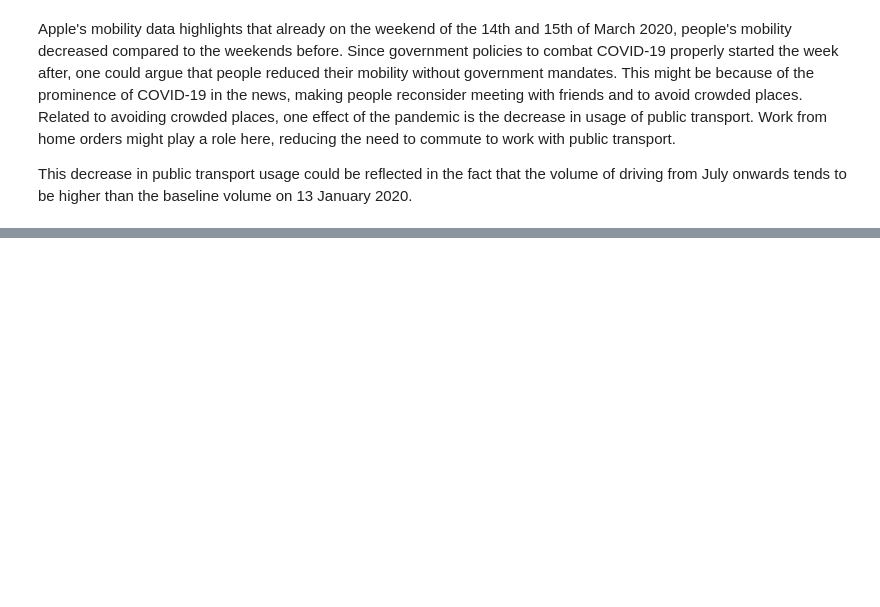
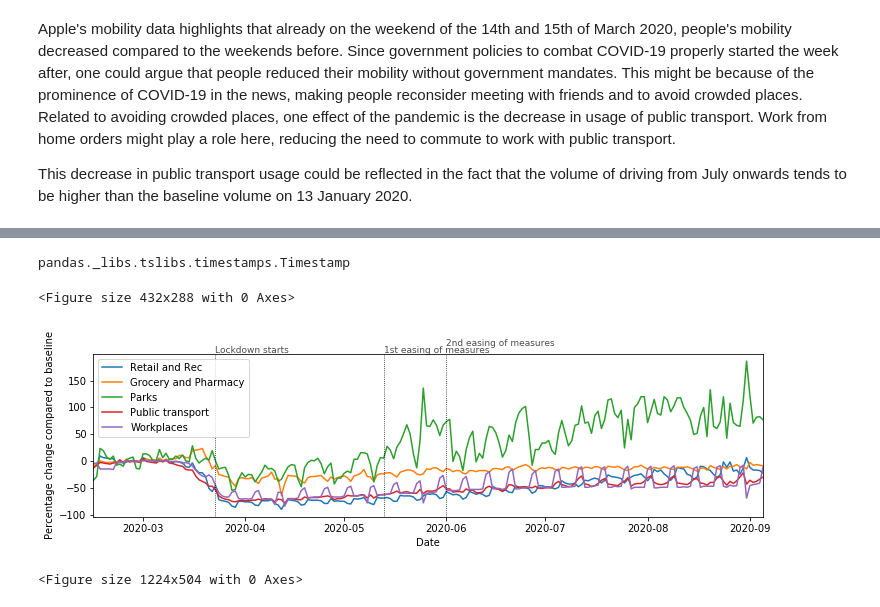
Before and after one commit to zuzanakovacsova/Big-Data-Challenge-Team-A, a Jupyter notebook: Nina_upload.ipynb, the cells around one changed output, grey strips where cells are left out. Saved outputs shown, nothing was run; the diff lists cells and outputs as text; code cells hidden in the pictures; blank space fills up the shorter version.

Commit message:
plotted and analysed google mobiity data

```diff
--- a/Nina_upload.ipynb
+++ b/Nina_upload.ipynb
@@ -281,3 +282,7 @@ plt.show()
 Apple's mobility data highlights that already on the weekend of the 14th and 15th of March 2020, people's mobility decreased compared to the weekends before. Since government policies to combat COVID-19 properly started the week after, one could argue that people reduced their mobility without government mandates. This might be because of the prominence of COVID-19 in the news, making people reconsider meeting with friends and to avoid crowded places. Related to avoiding crowded places, one effect of the pandemic is the decrease in usage of public transport. Work from home orders might play a role here, reducing the need to commute to work with public transport.
 
 This decrease in public transport usage could be reflected in the fact that the volume of driving from July onwards tends to be higher than the baseline volume on 13 January 2020.
+# %%
+# get google mobility data from database
+google_mob_df = pd.read_sql('SELECT * FROM Google_Global_Mobility_Report_raw', con=engine)
+google_mob_df.head()
@@ -283,0 +296,52 @@ This decrease in public transport usage could be reflected in the fact that the
+# %%
+import datetime
+google_mob_uk_df = google_mob_df[google_mob_df['country_region'] == 'United Kingdom']
+google_mob_uk_df = google_mob_uk_df[google_mob_uk_df['sub_region_1'].isnull()]
+# check if data column is in datetime format
+type(google_mob_uk_df['date'][850033])
+# change string to date with datetime
+google_mob_uk_df['date']= pd.to_datetime(google_mob_uk_df['date'], format='%Y-%m-%d')
+type(google_mob_uk_df['date'][850033])
+# %% [output]
+pandas._libs.tslibs.timestamps.Timestamp
+# %%
+import matplotlib.pyplot as plt
+import datetime
+
+
+fig = plt.figure()
+ax1 = plt.subplots(figsize=(12,3))
+
+plt.plot(google_mob_uk_df['date'], google_mob_uk_df['retail_and_recreation_percent_change_from_baseline'], label='Retail and Rec')
+plt.plot(google_mob_uk_df['date'], google_mob_uk_df['grocery_and_pharmacy_percent_change_from_baseline'], label='Grocery and Pharmacy')
+plt.plot(google_mob_uk_df['date'], google_mob_uk_df['parks_percent_change_from_baseline'], label='Parks')
+plt.plot(google_mob_uk_df['date'], google_mob_uk_df['transit_stations_percent_change_from_baseline'], label='Public transport')
+plt.plot(google_mob_uk_df['date'], google_mob_uk_df['workplaces_percent_change_from_baseline'], label='Workplaces')
+plt.xlabel('Date')
+plt.ylabel('Percentage change compared to baseline')
+plt.legend()
+# stay at home order
+home = pd.to_datetime('2020-03-23')
+plt.axvline(x=home, color='black', linestyle='dotted', linewidth=0.8)
+plt.text(x=home, y= 202, s='Lockdown starts', alpha=0.7, color='black', fontsize= 9)
+# 1st easing of lockdown measures:
+ease_1 = pd.to_datetime('2020-05-13')
+plt.axvline(x=ease_1, color='black', linestyle='dotted', linewidth=0.8)
+plt.text(x=ease_1, y= 202, s='1st easing of measures', alpha=0.7, color='black', fontsize= 9)
+# 2nd easing of lockdown measures:
+ease_2 = pd.to_datetime('2020-06-01')
+plt.axvline(x=ease_2, color='black', linestyle='dotted', linewidth=0.8)
+plt.text(x=ease_2, y= 215, s='2nd easing of measures', alpha=0.7, color='black', fontsize= 9)
+
+
+plt.xlim([datetime.date(2020, 2, 15), datetime.date(2020, 9, 5)])
+
+plt.figure(figsize=(17,7))
+
+
+
+plt.show()
+# %% [output]
+<Figure size 432x288 with 0 Axes>
+[figure, added]
+<Figure size 1224x504 with 0 Axes>
```
Also changed, not shown: parts of 3 cells of this notebook.
